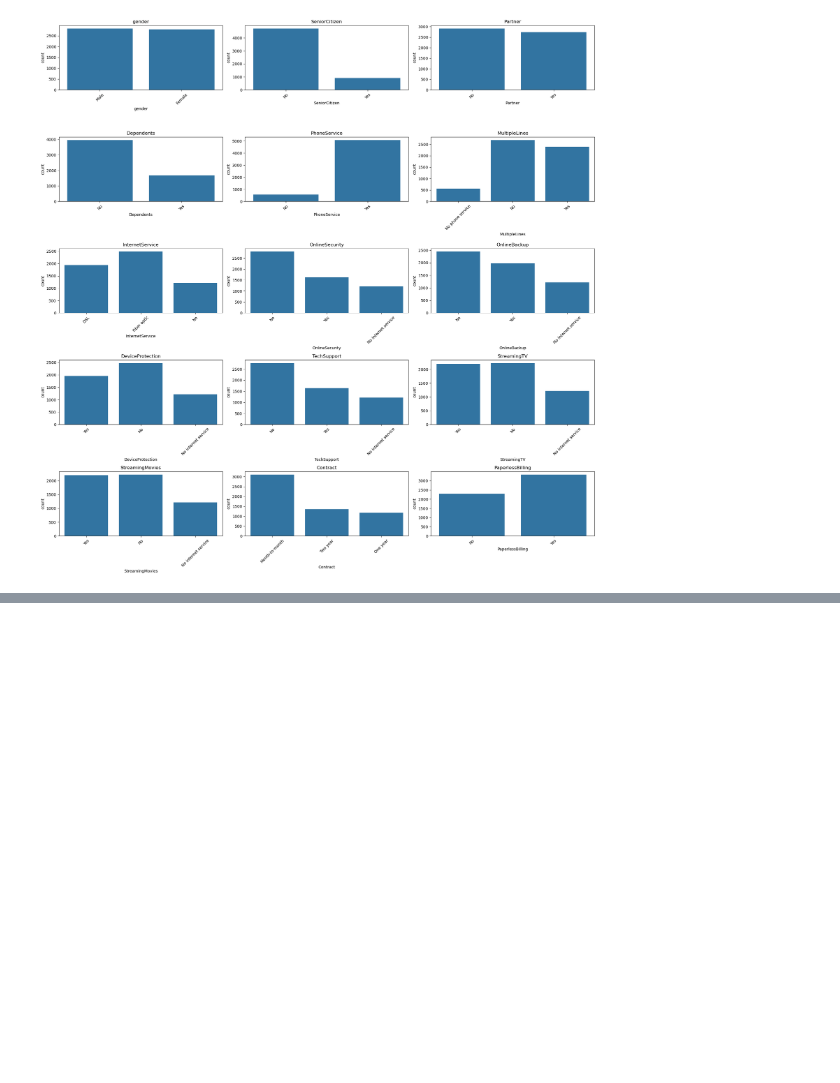
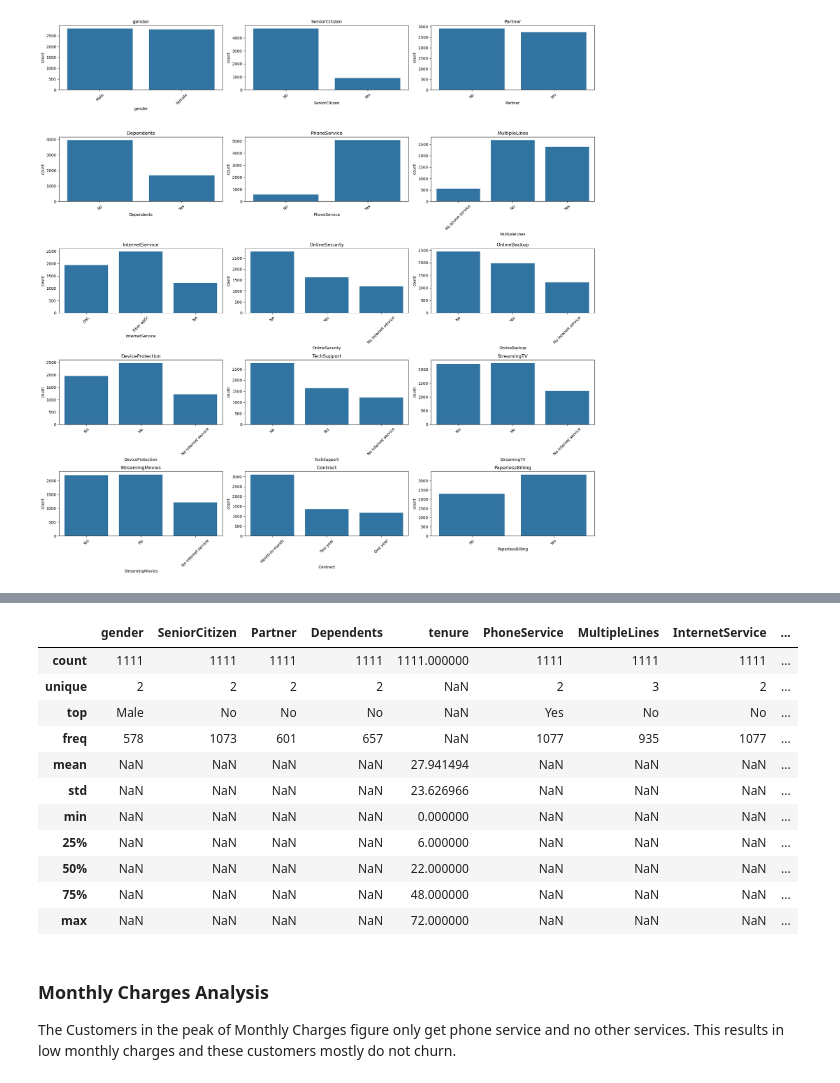
Before and after one commit to maryamzakeri-ds/customer-churn-prediction, a Jupyter notebook: notebooks/03_eda.ipynb, the cells around one changed output, grey strips where cells are left out. Drawn from its saved outputs; the diff is of its cells as text; code cells hidden in the pictures; blank space fills up the shorter version.

```diff
--- a/notebooks/03_eda.ipynb
+++ b/notebooks/03_eda.ipynb
@@ -97,0 +152,22 @@ plt.show()
+# %%
+monthly_charges_peak = train_df[(train_df['MonthlyCharges'] <= 25)
+                                 & (train_df['MonthlyCharges'] <= 25)]
+# %%
+monthly_charges_peak.describe(include='all')
+# %% [output]
+|  | gender | SeniorCitizen | Partner | Dependents | tenure | PhoneService | MultipleLines | InternetService | ... |
+| count | 1111 | 1111 | 1111 | 1111 | 1111.000000 | 1111 | 1111 | 1111 | ... |
+| unique | 2 | 2 | 2 | 2 | NaN | 2 | 3 | 2 | ... |
+| top | Male | No | No | No | NaN | Yes | No | No | ... |
+| freq | 578 | 1073 | 601 | 657 | NaN | 1077 | 935 | 1077 | ... |
+| mean | NaN | NaN | NaN | NaN | 27.941494 | NaN | NaN | NaN | ... |
+| std | NaN | NaN | NaN | NaN | 23.626966 | NaN | NaN | NaN | ... |
+| min | NaN | NaN | NaN | NaN | 0.000000 | NaN | NaN | NaN | ... |
+| 25% | NaN | NaN | NaN | NaN | 6.000000 | NaN | NaN | NaN | ... |
+| 50% | NaN | NaN | NaN | NaN | 22.000000 | NaN | NaN | NaN | ... |
+| 75% | NaN | NaN | NaN | NaN | 48.000000 | NaN | NaN | NaN | ... |
+| max | NaN | NaN | NaN | NaN | 72.000000 | NaN | NaN | NaN | ... |
+# %% [markdown]
+### Monthly Charges Analysis
+
+The Customers in the peak of Monthly Charges figure only get phone service and no other services. This results in low monthly charges and these customers mostly do not churn.
```
Also changed, not shown: parts of 29 cells of this notebook.
